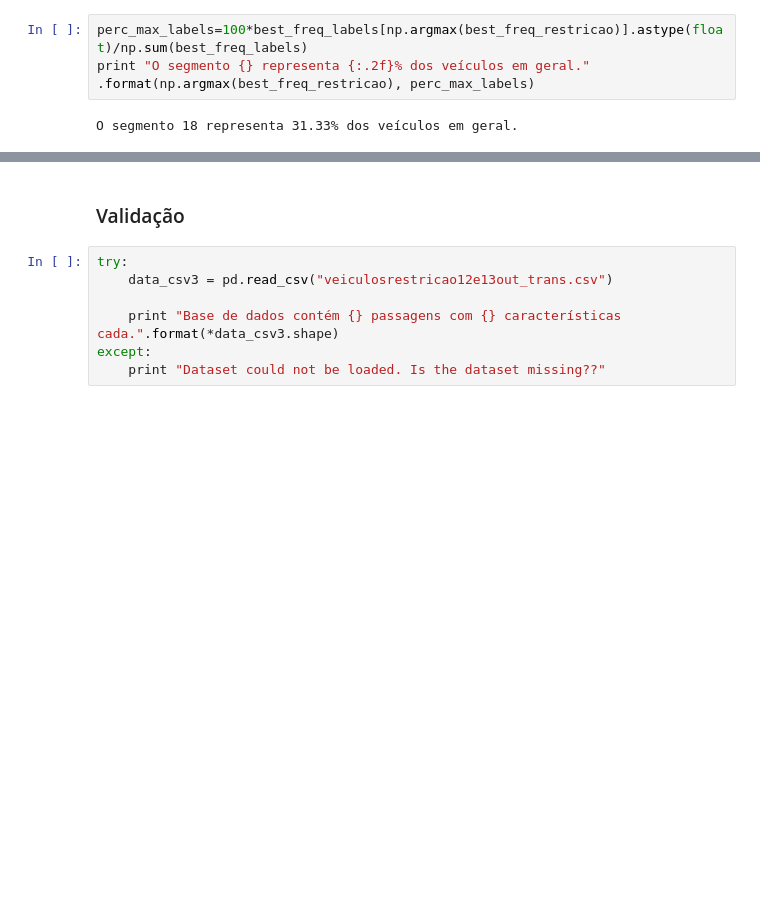
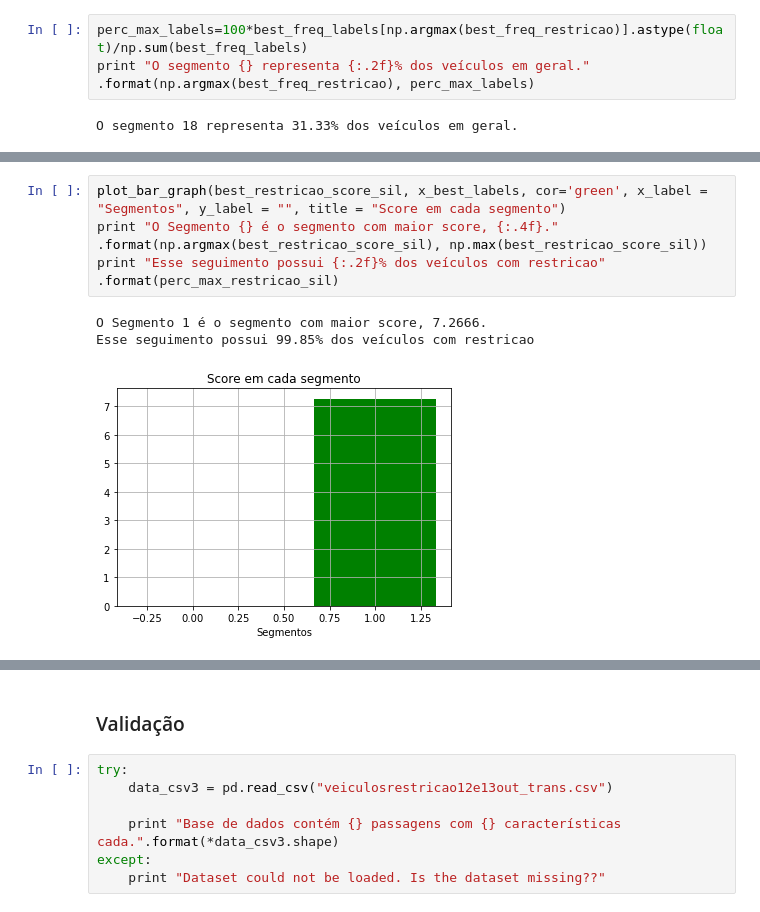
Before and after one commit to jessebr2/analise-rotas-veiculos-capstone-project, a Jupyter notebook: Analise_de_rotas_de_veiculos.ipynb, the cells around one changed output, grey strips where cells are left out. Saved outputs shown, nothing was run; the diff lists cells and outputs as text; blank space fills up the shorter version.

```diff
--- a/Analise_de_rotas_de_veiculos.ipynb
+++ b/Analise_de_rotas_de_veiculos.ipynb
@@ -565,0 +643,8 @@ O segmento 18 representa 31.33% dos veículos em geral.
+# %%
+plot_bar_graph(best_restricao_score_sil, x_best_labels, cor='green', x_label = "Segmentos", y_label = "", title = "Score em cada segmento")
+print "O Segmento {} é o segmento com maior score, {:.4f}." .format(np.argmax(best_restricao_score_sil), np.max(best_restricao_score_sil))
+print "Esse seguimento possui {:.2f}% dos veículos com restricao" .format(perc_max_restricao_sil)
+# %% [output]
+O Segmento 1 é o segmento com maior score, 7.2666.
+Esse seguimento possui 99.85% dos veículos com restricao
+[figure, added]
```
Also changed, not shown: parts of 18 cells of this notebook, 1 other file.
